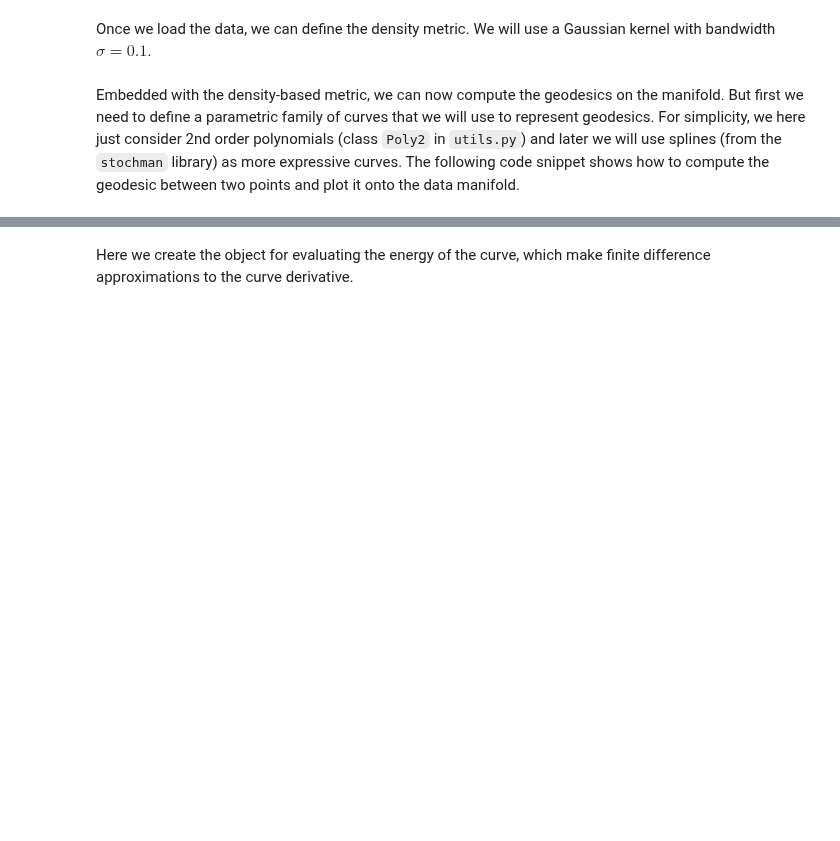
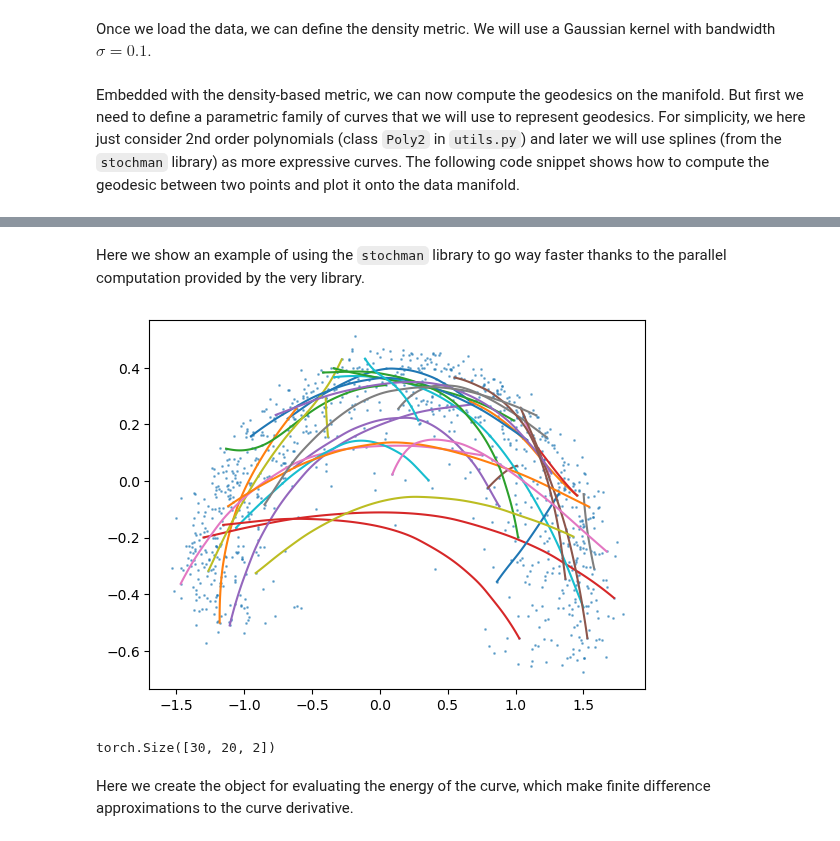
Before and after one commit to fablos/geo_latte, a Jupyter notebook: icra/my_tutorial.ipynb, the cells around one changed output, grey strips where cells are left out. Cells and saved outputs as stored; diff of their text form; code cells hidden in the pictures; blank space fills up the shorter version.

````diff
--- a/icra/my_tutorial.ipynb
+++ b/icra/my_tutorial.ipynb
@@ -109,3 +118,17 @@ plt.show()
+# %% [markdown]
+Here we show an example of using the ```stochman``` library to go way faster thanks to the parallel computation provided by the very library.
+# %%
+plt.scatter(data[:, 0], data[:, 1], s=1, alpha=0.5)
+batch_c = CubicSpline(begin=data[curve_indices[:, 0]], end=data[curve_indices[:, 1]], num_nodes=20)
+geodesic_minimizing_energy(curve=batch_c, manifold=dm, max_iter = 200)
+batch_c.plot()
+plt.show()
+# %% [output]
+[figure, added]
+# %%
+batch_c.points().shape
+# %% [output]
+torch.Size([30, 20, 2])
 # %% [markdown]
 Here we create the object for evaluating the energy of the curve, which make finite difference approximations to the curve derivative.
 # %%
````
Also changed, not shown: parts of 5 cells of this notebook, 2 other files.
